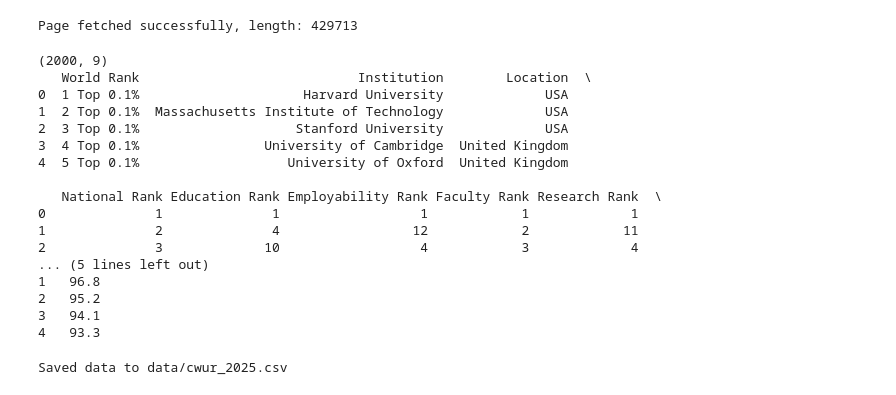
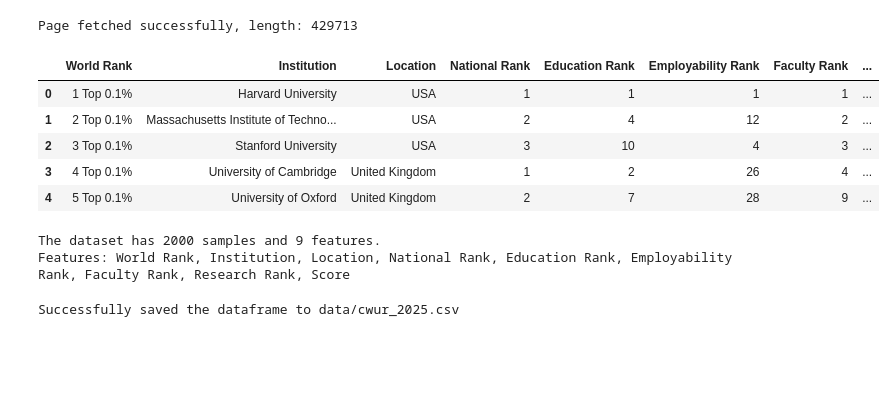
Before and after one commit to jonathern/ucu-msds-jonathankateega, a Jupyter notebook: data_science_lifecycle/Project 1/Notebooks attempt 2/acquisition.ipynb, the cells around one changed output. Saved outputs shown, nothing was run; the diff lists cells and outputs as text; code cells hidden in the pictures; blank space fills up the shorter version.

```diff
--- a/data_science_lifecycle/Project 1/Notebooks attempt 2/acquisition.ipynb
+++ b/data_science_lifecycle/Project 1/Notebooks attempt 2/acquisition.ipynb
@@ -38,34 +50,28 @@ if table is None:
     table = soup.find("table")
 # %%
 # Reading table into pandas
-df = pd.read_html(str(table))[0]
+df = pd.read_html(StringIO(str(table)))[0]
+df.head(5)
+# %% [output]
+|  | World Rank | Institution | Location | National Rank | Education Rank | Employability Rank | Faculty Rank | ... |
+| 0 | 1 Top 0.1% | Harvard University | USA | 1 | 1 | 1 | 1 | ... |
+| 1 | 2 Top 0.1% | Massachusetts Institute of Techno... | USA | 2 | 4 | 12 | 2 | ... |
+| 2 | 3 Top 0.1% | Stanford University | USA | 3 | 10 | 4 | 3 | ... |
+| 3 | 4 Top 0.1% | University of Cambridge | United Kingdom | 1 | 2 | 26 | 4 | ... |
+| 4 | 5 Top 0.1% | University of Oxford | United Kingdom | 2 | 7 | 28 | 9 | ... |
 # %%
 # Inspecting the Dataframe
-print(df.shape)
-print(df.head())
+rows, cols = df.shape
+print(f"The dataset has {rows} samples and {cols} features.")
+print(f"Features: {', '.join(df.columns)}")
 # %% [output]
-(2000, 9)
-   World Rank                            Institution        Location  \
-0  1 Top 0.1%                     Harvard University             USA
-1  2 Top 0.1%  Massachusetts Institute of Technology             USA
-2  3 Top 0.1%                    Stanford University             USA
-3  4 Top 0.1%                University of Cambridge  United Kingdom
-4  5 Top 0.1%                   University of Oxford  United Kingdom
-
-   National Rank Education Rank Employability Rank Faculty Rank Research Rank  \
-0              1              1                  1            1             1
-1              2              4                 12            2            11
-2              3             10                  4            3             4
-... (5 lines left out)
-1   96.8
-2   95.2
-3   94.1
-4   93.3
+The dataset has 2000 samples and 9 features.
+Features: World Rank, Institution, Location, National Rank, Education Rank, Employability Rank, Faculty Rank, Research Rank, Score
 # %%
 # Saving dataframe to CSV
 output_path = Path("data") / "cwur_2025.csv"
 output_path.parent.mkdir(exist_ok=True)
 df.to_csv(output_path, index=False)
-print(f"Saved data to {output_path}")
+print(f"Successfully saved the dataframe to {output_path}")
 # %% [output]
-Saved data to data/cwur_2025.csv
+Successfully saved the dataframe to data/cwur_2025.csv
```
Also changed, not shown: parts of 4 cells of this notebook, 2 other files.
